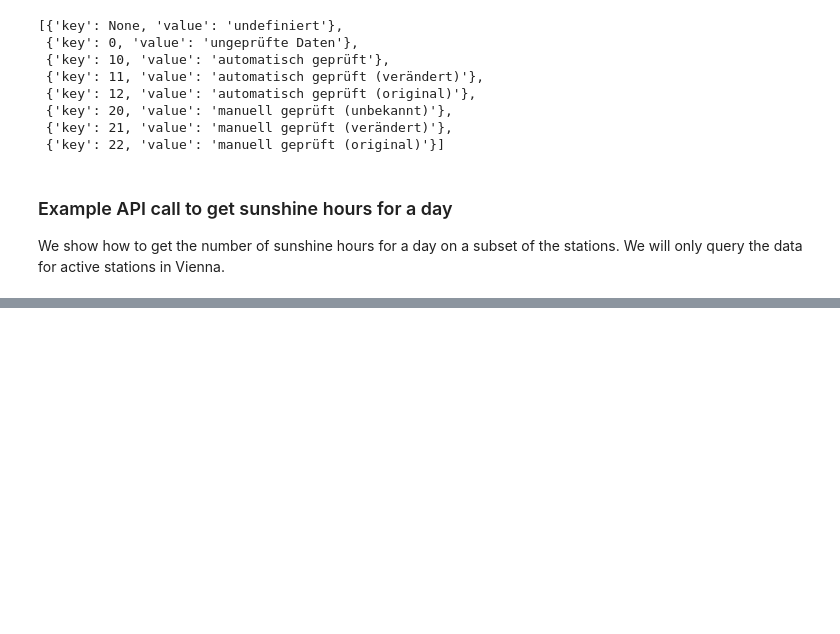
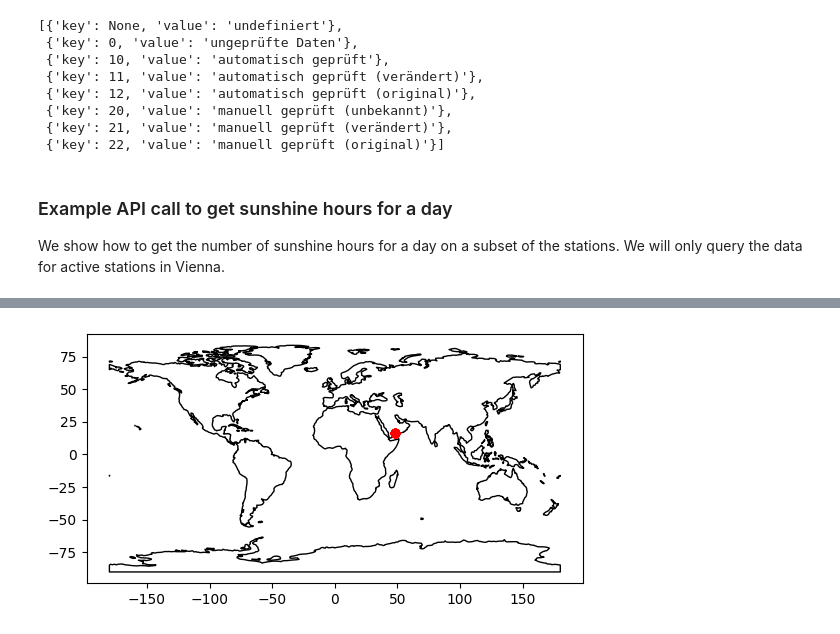
Before and after one commit to nikdra/sonnenstund, a Jupyter notebook: prototype.ipynb, the cells around one changed output, grey strips where cells are left out. Cells and saved outputs as stored; diff of their text form; code cells hidden in the pictures; blank space fills up the shorter version.

Commit message:
feat: more data exploration

```diff
--- a/prototype.ipynb
+++ b/prototype.ipynb
@@ -165,6 +204,6 @@ r.json()
     'station': 5935}}]}
 # %%
-gdf = gpd.GeoDataFrame.from_file(
+gdf = gpd.read_file(
     query_url, columns=["timestamp", "station_id", "parameters"]
 )  # this might be nice, but not our desired shape
 # %%
@@ -175,0 +239,10 @@ dtype: object
+# %%
+world = gpd.read_file(get_path("naturalearth.land"))
+
+ax = world.plot(color="white", edgecolor="black")
+
+gdf.plot(ax=ax, color="red")
+
+plt.show()
+# %% [output]
+[figure, added]
```
Also changed, not shown: parts of 14 cells of this notebook, 8 other files.
